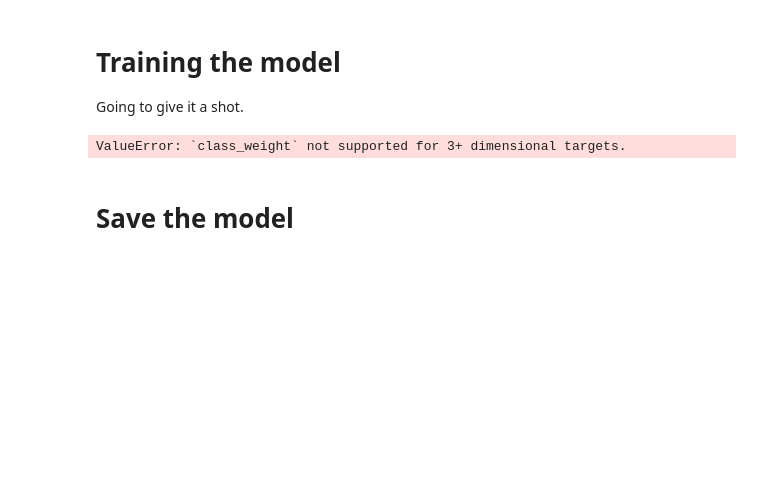
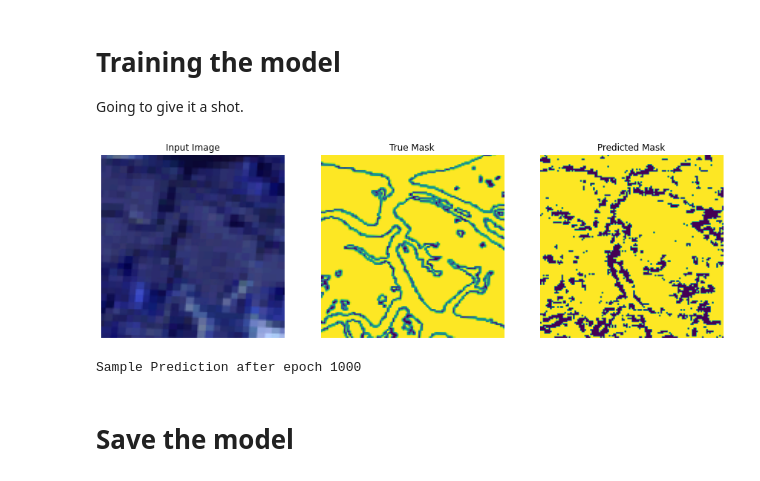
Before and after one commit to colefranks/MarshBoundaries, a Jupyter notebook: MarshBoundaries.ipynb, the cells around one changed output. Drawn from its saved outputs; the diff is of its cells as text; code cells hidden in the pictures; blank space fills up the shorter version.

```diff
--- a/MarshBoundaries.ipynb
+++ b/MarshBoundaries.ipynb
@@ -167,5 +234,6 @@ STEPS_PER_EPOCH = TRAIN_LENGTH // BATCH_SIZE
 
 patch_dataset = tf.data.Dataset.from_tensor_slices((patches,mask_patches))
 
+#patch_dataset
 
-patch_dataset
+test_dataset = tf.data.Dataset.from_tensor_slices((test_patches,test_mask))
@@ -179,13 +245,13 @@ patch_dataset
 train_batches = (
     patch_dataset
     .cache()
-    #.shuffle(BUFFER_SIZE)
+    .shuffle(BUFFER_SIZE)
     .batch(BATCH_SIZE)
-    .repeat()
+    #.repeat()
     #.map(Augment())
     .prefetch(buffer_size=tf.data.AUTOTUNE))
 
-#test_batches = test_images.batch(BATCH_SIZE)
+test_batches = test_dataset.batch(BATCH_SIZE)
 # %% [markdown]
 # Creating the model
 I used the same neural network from the tutorial but with a 1x1 convolution to change the number of channels.
@@ -354,19 +411,19 @@ class DisplayCallback(tf.keras.callbacks.Callback):
 # %%
 EPOCHS = 1000
 #VAL_SUBSPLITS = 5
 #VALIDATION_STEPS = info.splits['test'].num_examples//BATCH_SIZE//VAL_SUBSPLITS
 
 
 
 model_history = model.fit(train_batches, epochs=EPOCHS,
-                          steps_per_epoch=STEPS_PER_EPOCH,
+                          #steps_per_epoch=STEPS_PER_EPOCH,
                           #validation_steps=VALIDATION_STEPS,
-                          #validation_data=test_batches,
-                          #class_weight = {0:1.0, 1:100.0},
+                          validation_data=test_batches,
                           callbacks=[DisplayCallback()]
                          )
 # %% [output]
+[figure, added]
-ValueError: `class_weight` not supported for 3+ dimensional targets.
+Sample Prediction after epoch 1000
 # %%
 # it does seem to be doing way better. but why is it oscillating between epochs?
 #I think we need to do something about the issue with some having masks and some not
```
Also changed, not shown: parts of 43 cells of this notebook, 20 other files.
